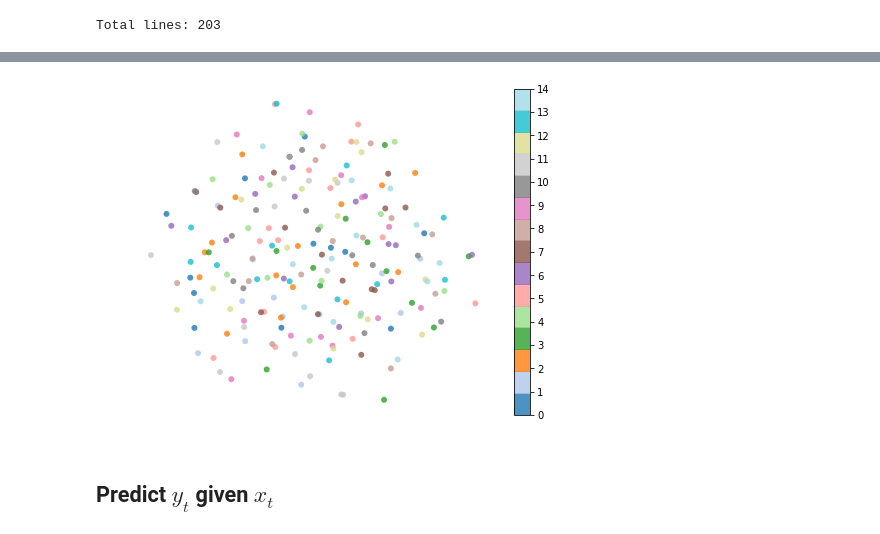
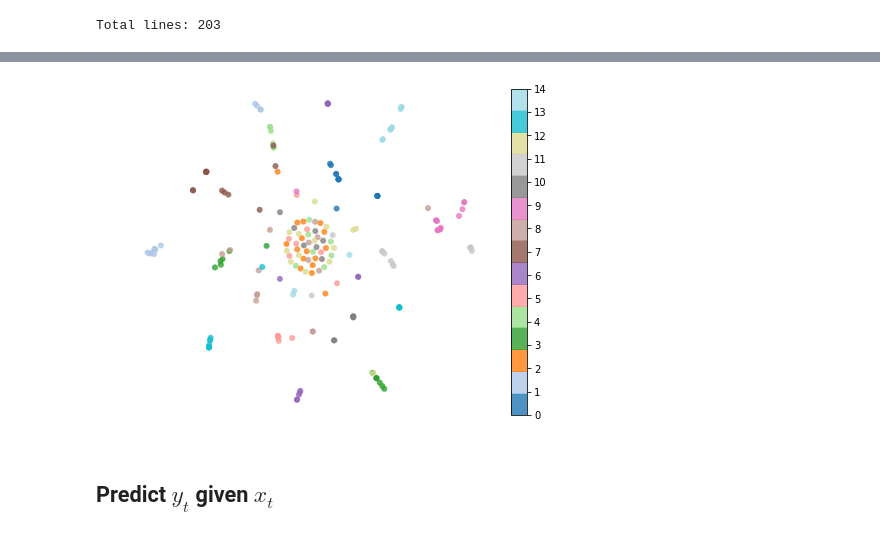
Before and after one commit to akashrajkn/akruti, a Jupyter notebook: src/Blocks.ipynb, the cells around one changed output, grey strips where cells are left out. Drawn from its saved outputs; the diff is of its cells as text; code cells hidden in the pictures.

Commit message:
WordVAE

```diff
--- a/src/Blocks.ipynb
+++ b/src/Blocks.ipynb
@@ -118,7 +113,7 @@ Num test points = 10000
 # %% [markdown]
 ### Labeled MSVAE
 # %%
-def get_z_MSVAE(model, test_loader, unique_keys):
+def get_z_MSVAE(model, test_loader, unique_keys, idx_2_char):
 
     model.eval()
     z_list = None
@@ -139,29 +134,51 @@ def get_z_MSVAE(model, test_loader, unique_keys):
         y_t_sup = torch.transpose(y_t_sup, 0, 1)
 
         outputs, mu, logvar = model(x_t_sup, y_t_sup)
-        z                   = model.reparameterize(mu, logvar)
+#         z                   = model.reparameterize(mu, logvar)
+        z = mu
 
         if i == 0:
             z_list = z.detach().cpu().numpy()
         else:
             z_list = np.concatenate((z_list, z.detach().cpu().numpy()), axis=0)
 
+        print(outputs.size())
+
+        outputs     = outputs[1:].view(-1, outputs.shape[-1])
+        outputs     = F.log_softmax(outputs, dim=1).type(torch.LongTensor)
+        outputs     = torch.squeeze(outputs, 1)
+        print(outputs.size())
+
+        target_word = ''
+        for j in outputs:
+            p      = np.argmax(j, axis=0).detach().cpu().item()
+            entity = idx_2_char[p]
+
+            if   entity == '<SOS>':
+                continue
+            elif entity == '<PAD>' or entity == '<EOS>':
+                break
+
+            target_word += idx_2_char[p]
+
+        print('actual: {}, predicted: {}'.format(sample_batched_sup['target_str'][0], target_word))
+
         x_s_raw = sample_batched_sup['source_str'][0]
         label   = unique_keys.index(x_s_raw)
         l_list.append(label)
         i += 1
 
-        if i == 10000:
-            break
+#         if i == 70:
+#             break
 
     print("Num test points = {}".format(str(i)))
     return z_list, l_list
 # %%
 language = 'turkish'
-model_id = '2'
+model_id = '5'
 
 device         = torch.device('cpu')
-checkpoint     = torch.load('../models/msvae_{}-{}/model.pt'.format(language, model_id), map_location=device)
+checkpoint     = torch.load('../models/vae_{}-{}/model.pt'.format(language, model_id), map_location=device)
 
 config         = checkpoint['config']
 vocab          = checkpoint['vocab']
@@ -169,7 +186,7 @@ vocab          = checkpoint['vocab']
 max_seq_len    = get_max_seq_len(language, vocab)
 csvpath        = '../data/{}_stem_greater_12'.format(language)
 d              = MorphologyDatasetTask3(test=True, language=language, vocab=vocab, tasks=['none'], get_unprocessed=True,
-                                    max_unsup=10000, max_seq_len=max_seq_len, csvpath=csvpath)
+                                        max_unsup=10000, max_seq_len=max_seq_len, csvpath=csvpath)
 test_loader    = DataLoader(d, batch_size=1, shuffle=False, num_workers=2)
 
 
@@ -201,5 +218,5 @@ for line in lines:
 # %% [output]
 Total lines: 203
 # %%
-z_list, l_list = get_z_MSVAE(model, test_loader, list(unique_x_s.keys()))
+z_list, l_list = get_z_MSVAE(model, test_loader, list(unique_x_s.keys()), idx_2_char)
 # %% [output]
@@ -206,8 +239,8 @@ z_list, l_list = get_z_MSVAE(model, test_loader, list(unique_x_s.keys()))
 Num test points = 203
 # %%
-plot_TSNE(z_list, l_list, num_clusters=len(unique_x_s.keys()), pca_components=None)
+plot_TSNE(z_list, l_list, num_clusters=len(set(l_list)), pca_components=None)
 # %% [output]
-[figure, old version]
+[figure, new version]
 # %% [markdown]
 ## Predict $y_t$ given $x_t$
 # %%
```
Also changed, not shown: parts of 4 cells of this notebook, 5 other files.
